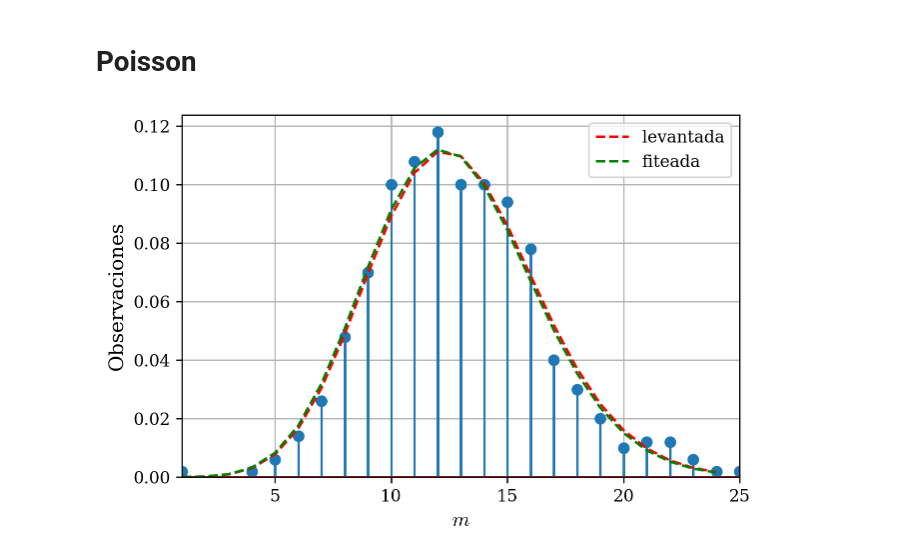
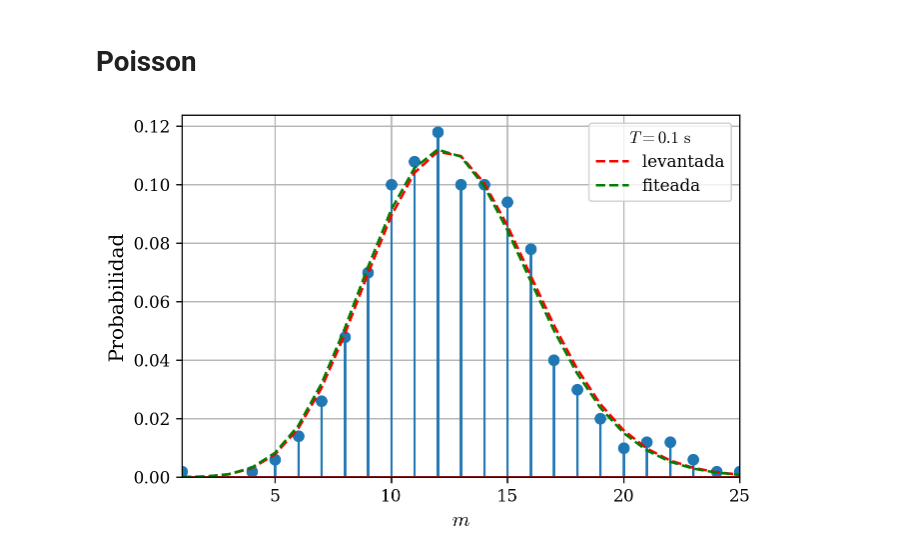
Before and after one commit to agustinbrusco/Laboratorio5, a Jupyter notebook: Datos y código - Práctica 3/peak_stats.ipynb, the cells around one changed output. Cells and saved outputs as stored; diff of their text form; code cells hidden in the pictures.

```diff
--- a/Datos y código - Práctica 3/peak_stats.ipynb
+++ b/Datos y código - Práctica 3/peak_stats.ipynb
@@ -239,48 +254,35 @@ for dt in [20, 40, 100, 200]:  # μs
 umbral = -40e-3  # V
 dt = 100  # μs
 T = 100e-3  # s
 freq = 250e3  # Hz
 peak_window = int(dt*freq*1e-6)
 tiempo, volt_vals = np.load(f"DAQ_50s_{max_val*1e3:.0f}_{min_val*1e3:.0f}/"
                             + f"{modo}_f{freq*1e-3:.0f}k_a{angulo}_t{tension}_{config}.npy")  # s, V
 t, v = get_peaks(tiempo, volt_vals, peak_window)  # s, V
-t, v = t[:t.size//2], v[:v.size//2]
+t, v = t[:t.size//2], v[:v.size//2]  # Keep just the max extremes
 
-def count_in_period(tiempo,  # s
-                    channel,  # V
-                    T,  # s
-                    f,  # Hz
-                    umbral,  # V
-                    window_size,
-                    ):
-    N = int(T*f/window_size)
-    # print(N)
-    t = np.reshape(tiempo, (-1, N))
-    ch = np.reshape(channel, (-1, N))
-    counts = np.sum(ch < umbral, axis=1)
-    return counts
 
 counts = count_in_period(t, v, T, freq, umbral, peak_window)
 unique_vals, count_vals = np.unique(counts, return_counts=True, )
 
 mean_count = counts.mean()
-curve_vals = np.arange(unique_vals.min(), unique_vals.max(), 1)
+curve_vals = np.arange(unique_vals.min(), unique_vals.max()+1, 1)
 
 dist_raw = poisson(mean_count).pmf(curve_vals)
 dist_med = count_vals/sum(count_vals)
 popt, pcov = curve_fit(poisson.pmf, unique_vals, dist_med, p0=mean_count)
 dist_fit = poisson(popt[0]).pmf(curve_vals)
 # plt.hist(counts, bins=20,
 #          color=f"C{color_id}", zorder=10, edgecolor="k",
 #          alpha=0.5, label=config + " Sample")
 plt.stem(unique_vals, dist_med)
 plt.plot(curve_vals, dist_raw, '--r', label="levantada")
 plt.plot(curve_vals, dist_fit, '--g', label="fiteada")
 
-plt.legend()
+plt.legend(title=f"$T = {T}\ "+"\mathrm{s}$")
 plt.ylim(bottom=0)
 plt.xlabel("$m$")
-plt.ylabel("Observaciones")
+plt.ylabel("Probabilidad")
 plt.show()
 # %% [output]
-[figure, old version]
+[figure, new version]
```
Also changed, not shown: parts of 3 cells of this notebook.
